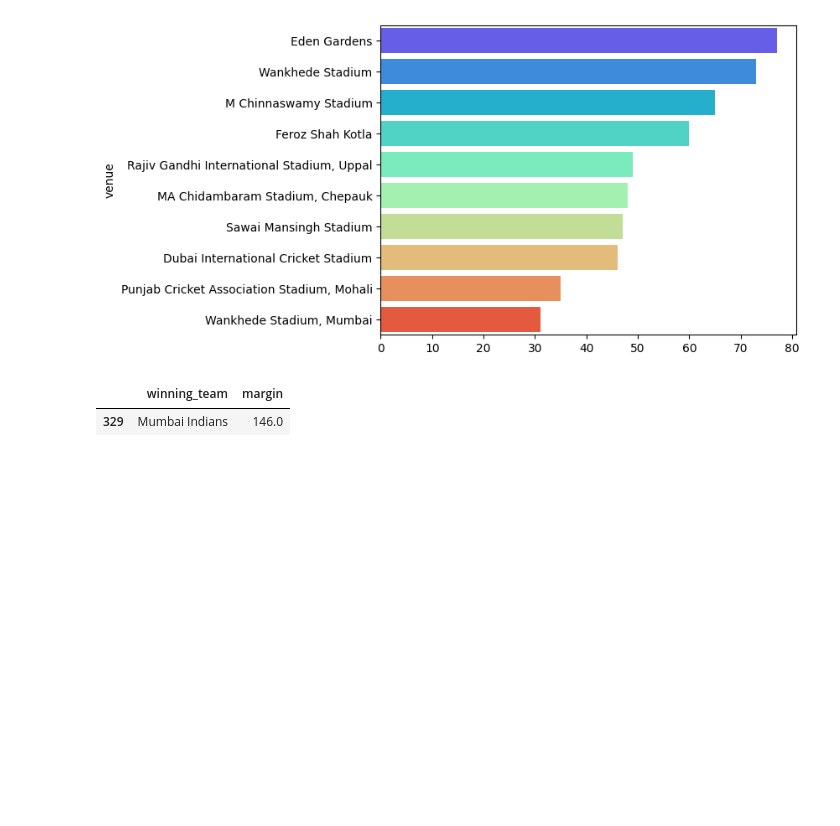
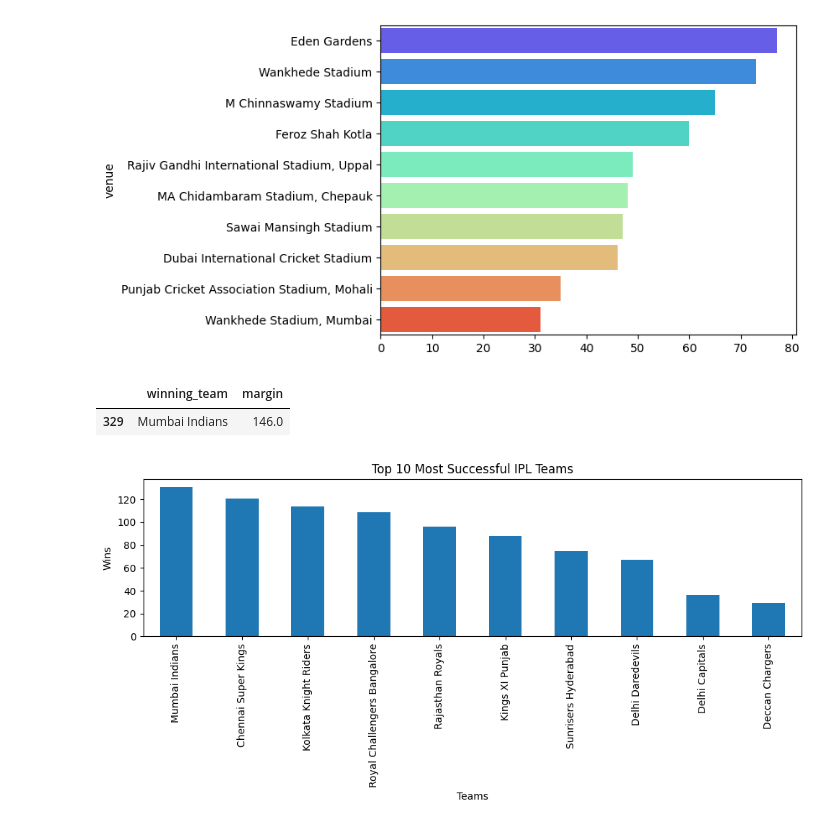
Before and after one commit to ishu-2608/IPL-Analysis, a Jupyter notebook: IPL.ipynb, the cells around one changed output. Cells and saved outputs as stored; diff of their text form; code cells hidden in the pictures; blank space fills up the shorter version.

Commit message:
Added team performance visualization

```diff
--- a/IPL.ipynb
+++ b/IPL.ipynb
@@ -225,3 +225,22 @@ df[df['won_by'] == 'Runs'].sort_values(by = 'margin' , ascending=False).head(1)[
 # %% [output]
 |  | winning_team | margin |
 | 329 | Mumbai Indians | 146.0 |
+# %%
+import pandas as pd
+import matplotlib.pyplot as plt
+
+df = pd.read_csv("ipl_matches.csv")
+
+top_teams = df["winning_team"].value_counts().head(10)
+
+plt.figure(figsize=(10,5))
+top_teams.plot(kind="bar")
+plt.title("Top 10 Most Successful IPL Teams")
+plt.xlabel("Teams")
+plt.ylabel("Wins")
+plt.tight_layout()
+
+plt.savefig("top_teams.png")
+plt.show()
+# %% [output]
+[figure, added]
```
Also changed, not shown: 1 other file.
